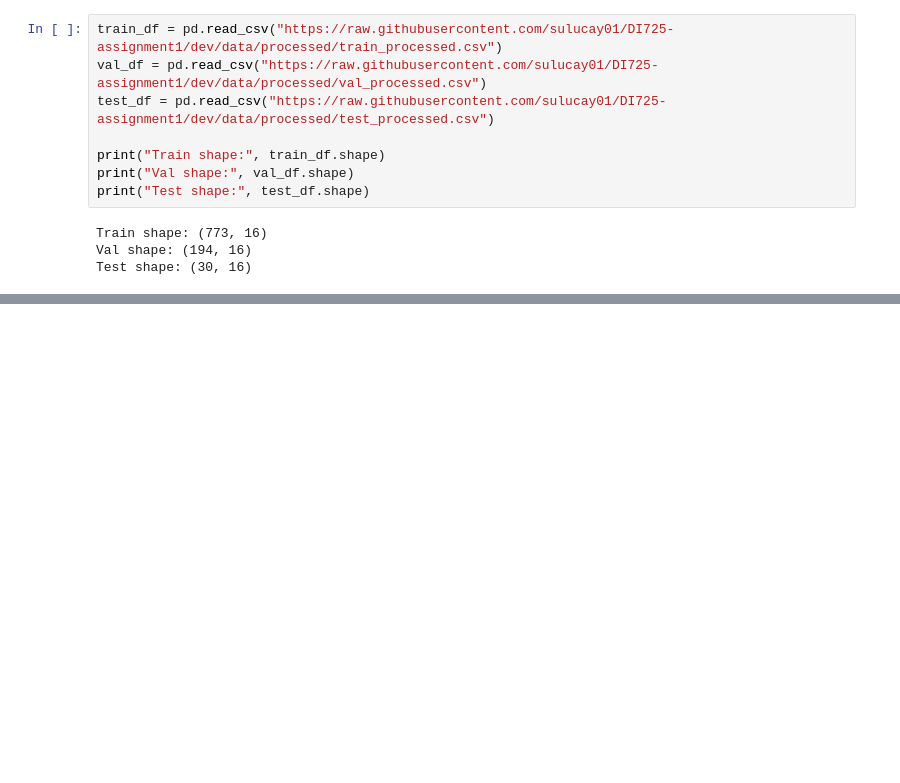
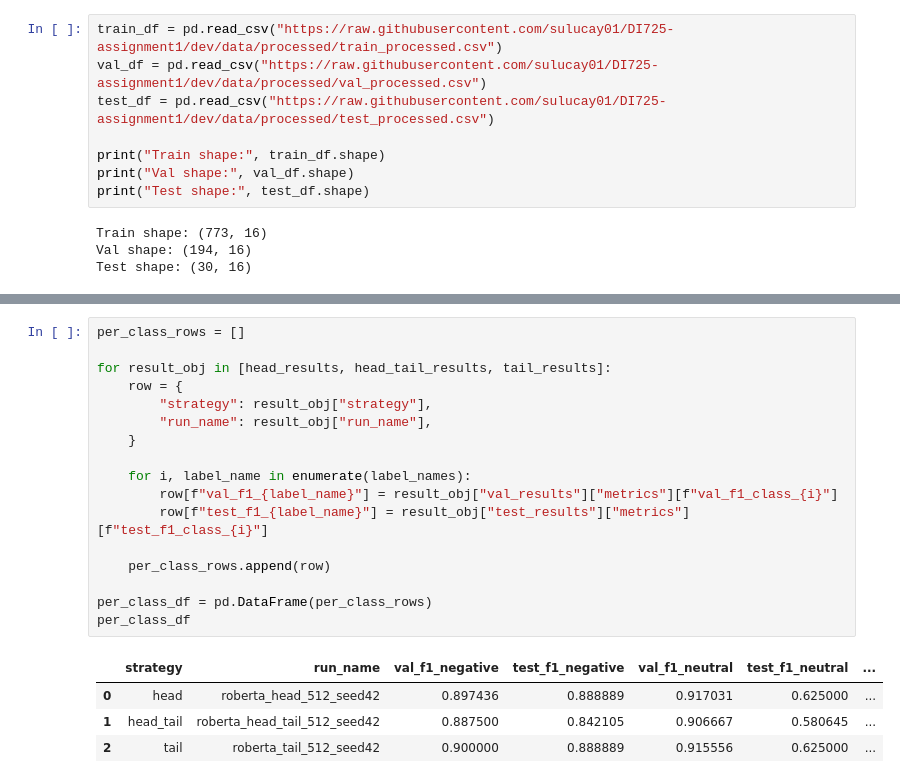
Before and after one commit to sulucay01/DI725-assignment1, a Jupyter notebook: notebooks/03_modeling_baseline.ipynb, the cells around one changed output, grey strips where cells are left out. Cells and saved outputs as stored; diff of their text form; blank space fills up the shorter version.

```diff
--- a/notebooks/03_modeling_baseline.ipynb
+++ b/notebooks/03_modeling_baseline.ipynb
@@ -2849,0 +1161,22 @@ False
+# %%
+per_class_rows = []
+
+for result_obj in [head_results, head_tail_results, tail_results]:
+    row = {
+        "strategy": result_obj["strategy"],
+        "run_name": result_obj["run_name"],
+    }
+
+    for i, label_name in enumerate(label_names):
+        row[f"val_f1_{label_name}"] = result_obj["val_results"]["metrics"][f"val_f1_class_{i}"]
+        row[f"test_f1_{label_name}"] = result_obj["test_results"]["metrics"][f"test_f1_class_{i}"]
+
+    per_class_rows.append(row)
+
+per_class_df = pd.DataFrame(per_class_rows)
+per_class_df
+# %% [output]
+|  | strategy | run_name | val_f1_negative | test_f1_negative | val_f1_neutral | test_f1_neutral | ... |
+| 0 | head | roberta_head_512_seed42 | 0.897436 | 0.888889 | 0.917031 | 0.625000 | ... |
+| 1 | head_tail | roberta_head_tail_512_seed42 | 0.887500 | 0.842105 | 0.906667 | 0.580645 | ... |
+| 2 | tail | roberta_tail_512_seed42 | 0.900000 | 0.888889 | 0.915556 | 0.625000 | ... |
```
Also changed, not shown: parts of 92 cells of this notebook.
